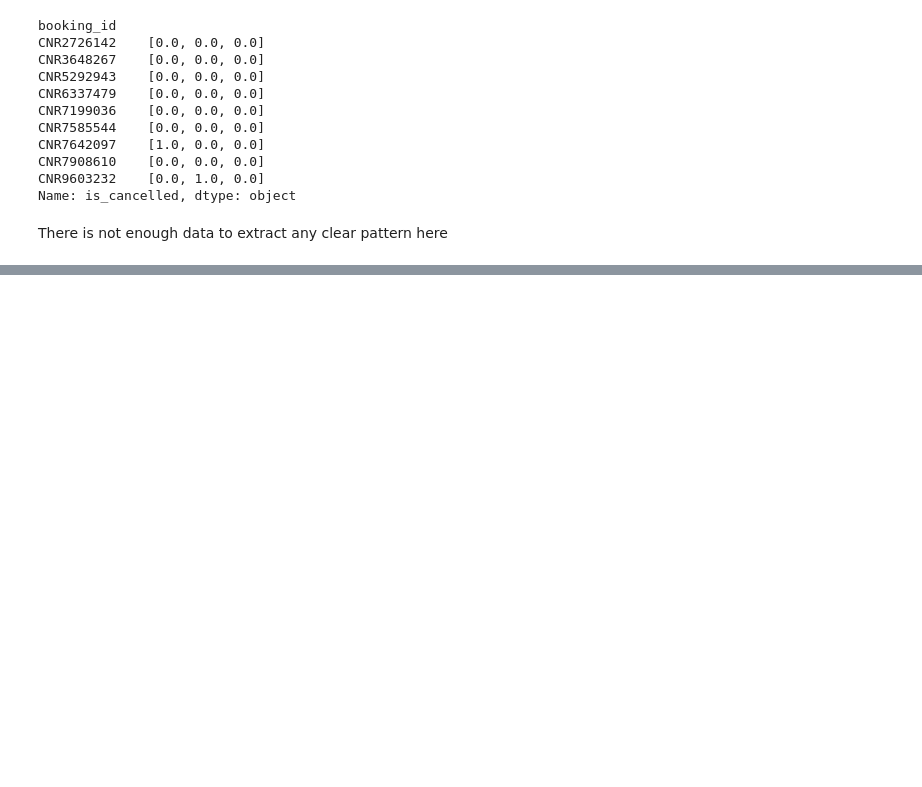
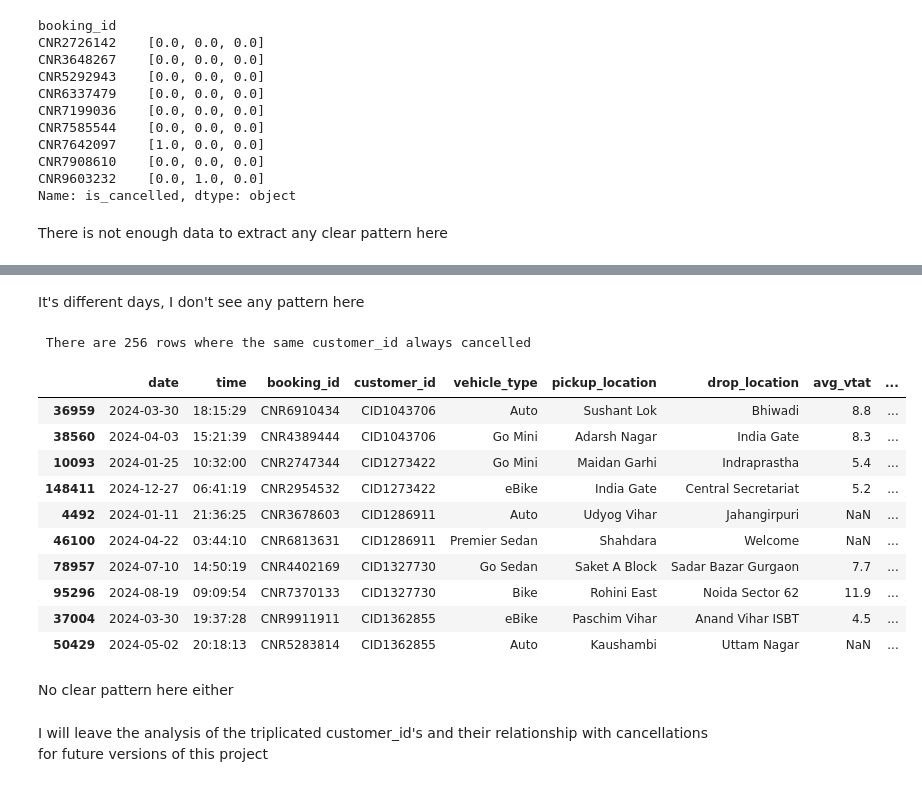
Before and after one commit to amaldu/uber-ride-cancellation-prediction, a Jupyter notebook: uber-analysis/notebooks/05_bivar_eda.ipynb, the cells around one changed output, grey strips where cells are left out. Cells and saved outputs as stored; diff of their text form; code cells hidden in the pictures; blank space fills up the shorter version.

```diff
--- a/uber-analysis/notebooks/05_bivar_eda.ipynb
+++ b/uber-analysis/notebooks/05_bivar_eda.ipynb
@@ -224,0 +299,25 @@ There is not enough data to extract any clear pattern here
+# %% [markdown]
+It's different days, I don't see any pattern here
+# %%
+both_customer_cancelled = customer_cancel_summary[customer_cancel_summary.apply(lambda x: x == [1, 1])]
+both_customer_cancelled_rows = customers_duplicates[customers_duplicates["customer_id"].isin(both_customer_cancelled.index)].sort_values(["customer_id", "datetime"])
+print(f" There are {len(both_customer_cancelled_rows)} rows where the same customer_id always cancelled")
+
+both_customer_cancelled_rows.head(10)
+# %% [output]
+ There are 256 rows where the same customer_id always cancelled
+|  | date | time | booking_id | customer_id | vehicle_type | pickup_location | drop_location | avg_vtat | ... |
+| 36959 | 2024-03-30 | 18:15:29 | CNR6910434 | CID1043706 | Auto | Sushant Lok | Bhiwadi | 8.8 | ... |
+| 38560 | 2024-04-03 | 15:21:39 | CNR4389444 | CID1043706 | Go Mini | Adarsh Nagar | India Gate | 8.3 | ... |
+| 10093 | 2024-01-25 | 10:32:00 | CNR2747344 | CID1273422 | Go Mini | Maidan Garhi | Indraprastha | 5.4 | ... |
+| 148411 | 2024-12-27 | 06:41:19 | CNR2954532 | CID1273422 | eBike | India Gate | Central Secretariat | 5.2 | ... |
+| 4492 | 2024-01-11 | 21:36:25 | CNR3678603 | CID1286911 | Auto | Udyog Vihar | Jahangirpuri | NaN | ... |
+| 46100 | 2024-04-22 | 03:44:10 | CNR6813631 | CID1286911 | Premier Sedan | Shahdara | Welcome | NaN | ... |
+| 78957 | 2024-07-10 | 14:50:19 | CNR4402169 | CID1327730 | Go Sedan | Saket A Block | Sadar Bazar Gurgaon | 7.7 | ... |
+| 95296 | 2024-08-19 | 09:09:54 | CNR7370133 | CID1327730 | Bike | Rohini East | Noida Sector 62 | 11.9 | ... |
+| 37004 | 2024-03-30 | 19:37:28 | CNR9911911 | CID1362855 | eBike | Paschim Vihar | Anand Vihar ISBT | 4.5 | ... |
+| 50429 | 2024-05-02 | 20:18:13 | CNR5283814 | CID1362855 | Auto | Kaushambi | Uttam Nagar | NaN | ... |
+# %% [markdown]
+No clear pattern here either
+# %% [markdown]
+I will leave the analysis of the triplicated customer_id's and their relationship with cancellations for future versions of this project
```
Also changed, not shown: parts of 8 cells of this notebook, 1 other file.
